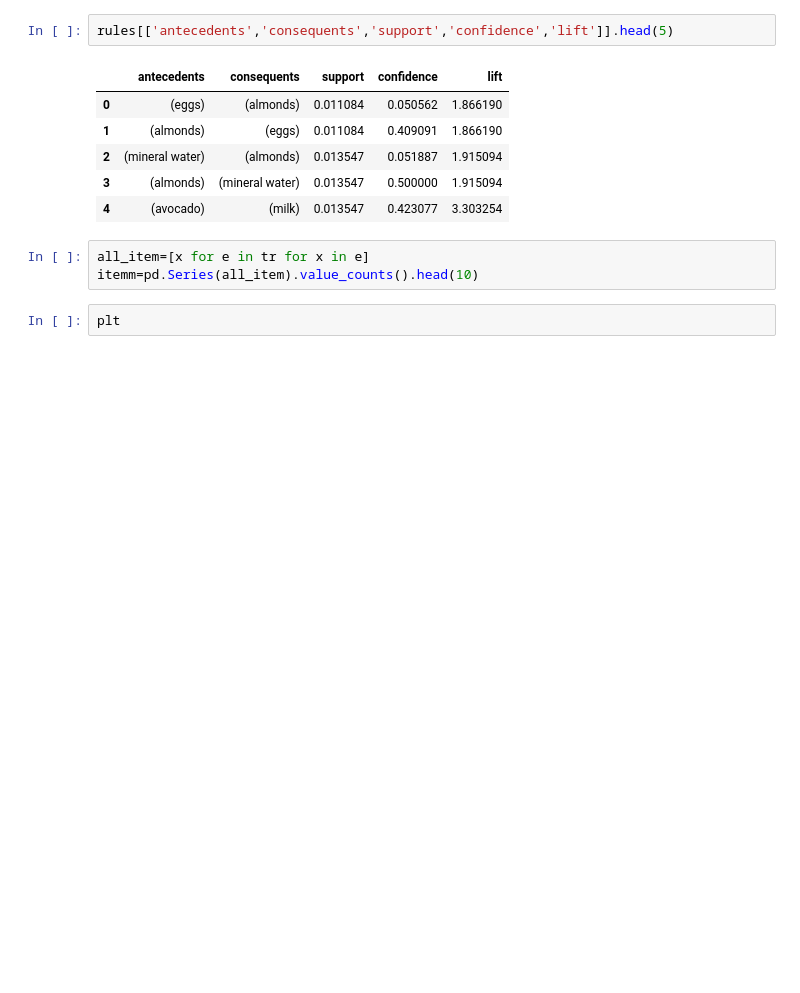
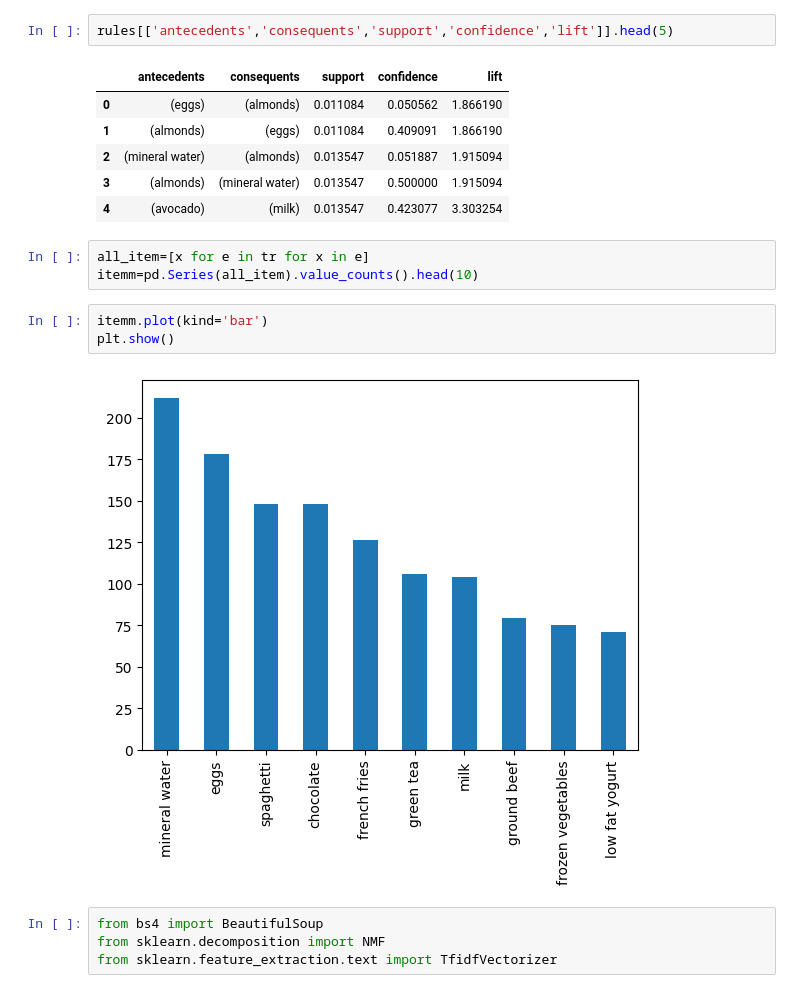
Before and after one commit to RayanPinto/BIDA, a Jupyter notebook: Untitled5.ipynb, the cells around one changed output. Cells and saved outputs as stored; diff of their text form; blank space fills up the shorter version.

```diff
--- a/Untitled5.ipynb
+++ b/Untitled5.ipynb
@@ -102,4 +102,11 @@ rules[['antecedents','consequents','support','confidence','lift']].head(5)
 all_item=[x for e in tr for x in e]
 itemm=pd.Series(all_item).value_counts().head(10)
 # %%
-plt
+itemm.plot(kind='bar')
+plt.show()
+# %% [output]
+[figure, added]
+# %%
+from bs4 import BeautifulSoup
+from sklearn.decomposition import NMF
+from sklearn.feature_extraction.text import TfidfVectorizer
```
Also changed, not shown: parts of 3 cells of this notebook, 4 other files.
